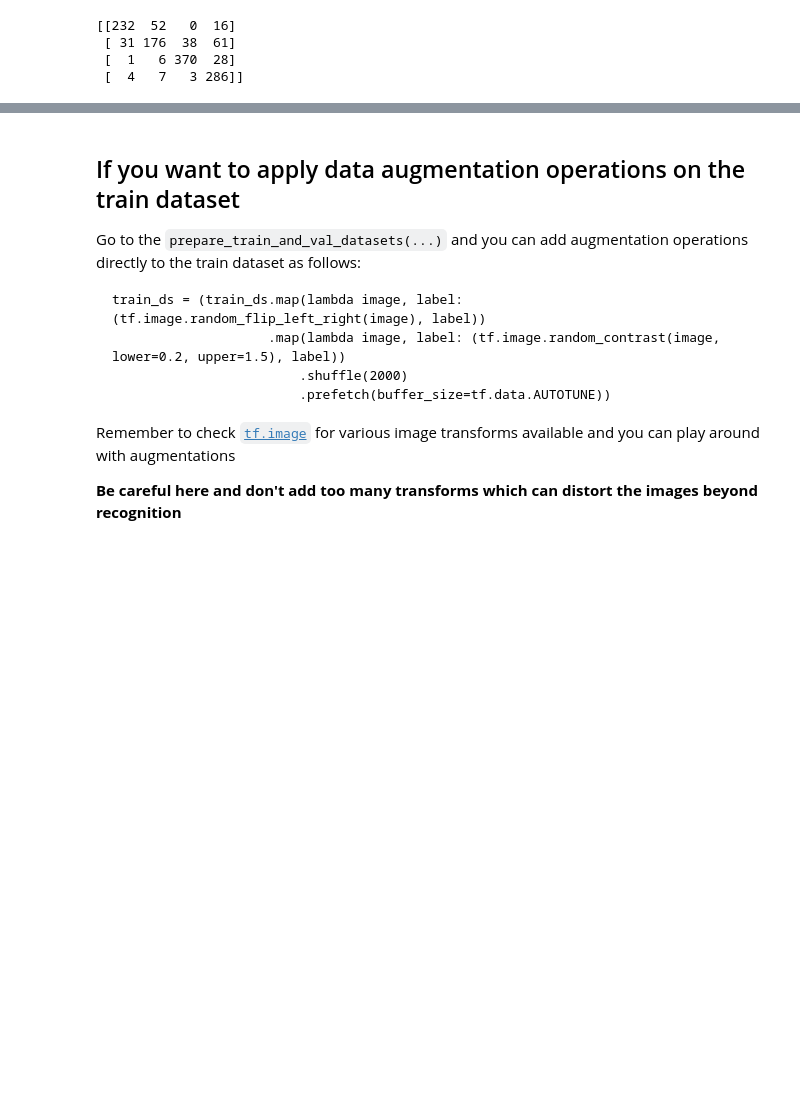
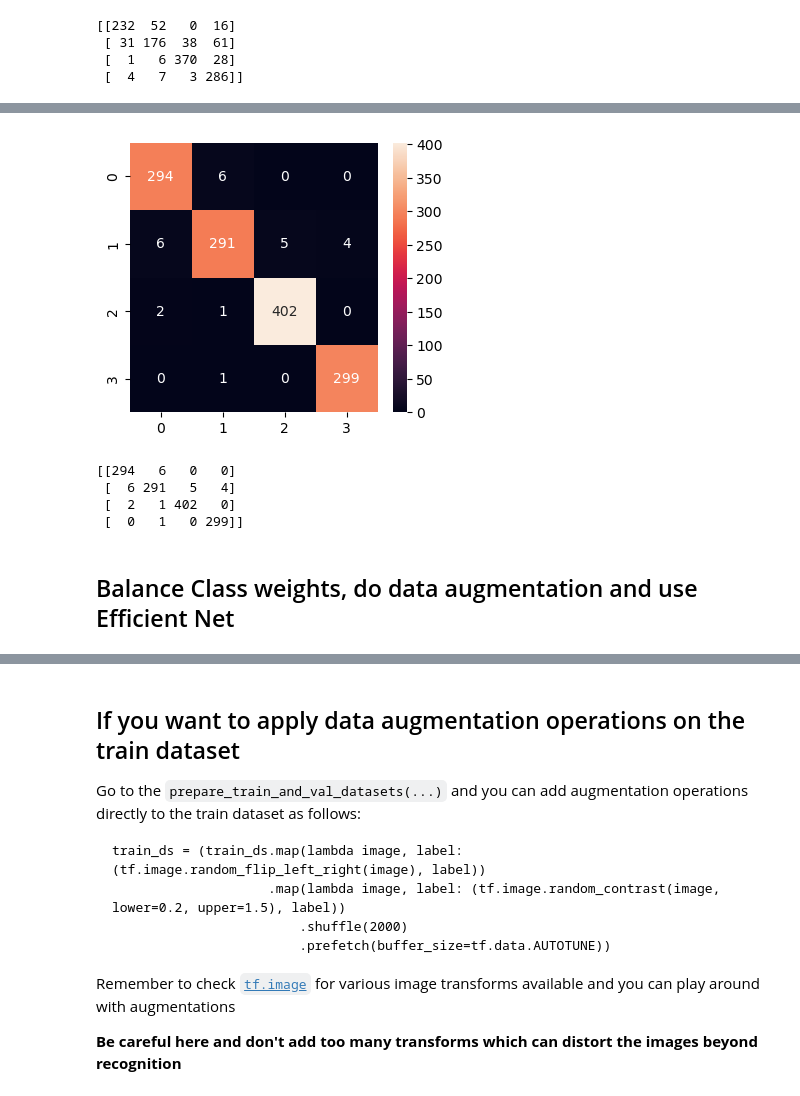
Before and after one commit to Kuroneko369/Brain-Tumor-Detector, a Jupyter notebook: Brain_Tumor_Detector_gammer.ipynb, the cells around one changed output, grey strips where cells are left out. Drawn from its saved outputs; the diff is of its cells as text; code cells hidden in the pictures; blank space fills up the shorter version.

```diff
--- a/Brain_Tumor_Detector_gammer.ipynb
+++ b/Brain_Tumor_Detector_gammer.ipynb
@@ -305,0 +434,2 @@ sns.heatmap(confusion_matrix(y_true, y_pred_class), annot=True);
+# %%
+y_true_1, y_pred_1 = eval_model_on_test(new_model)
@@ -305,0 +454,2 @@ sns.heatmap(confusion_matrix(y_true, y_pred_class), annot=True);
+# %%
+y_pred_class_1 = np.argmax(y_pred_1,1)
@@ -305,0 +469,13 @@ sns.heatmap(confusion_matrix(y_true, y_pred_class), annot=True);
+# %%
+plt.subplots(figsize=(4,3.5))
+sns.heatmap(confusion_matrix(y_true, y_pred_class_1), annot=True, fmt=".0f");
+plt.show()
+# %% [output]
+[figure, added]
+# %%
+print(confusion_matrix(y_true, y_pred_class_1))
+# %% [output]
+[[294   6   0   0]
+ [  6 291   5   4]
+ [  2   1 402   0]
+ [  0   1   0 299]]
@@ -305,0 +484,2 @@ sns.heatmap(confusion_matrix(y_true, y_pred_class), annot=True);
+# %% [markdown]
+## Balance Class weights, do data augmentation and use Efficient Net
```
Also changed, not shown: parts of 69 cells of this notebook.
